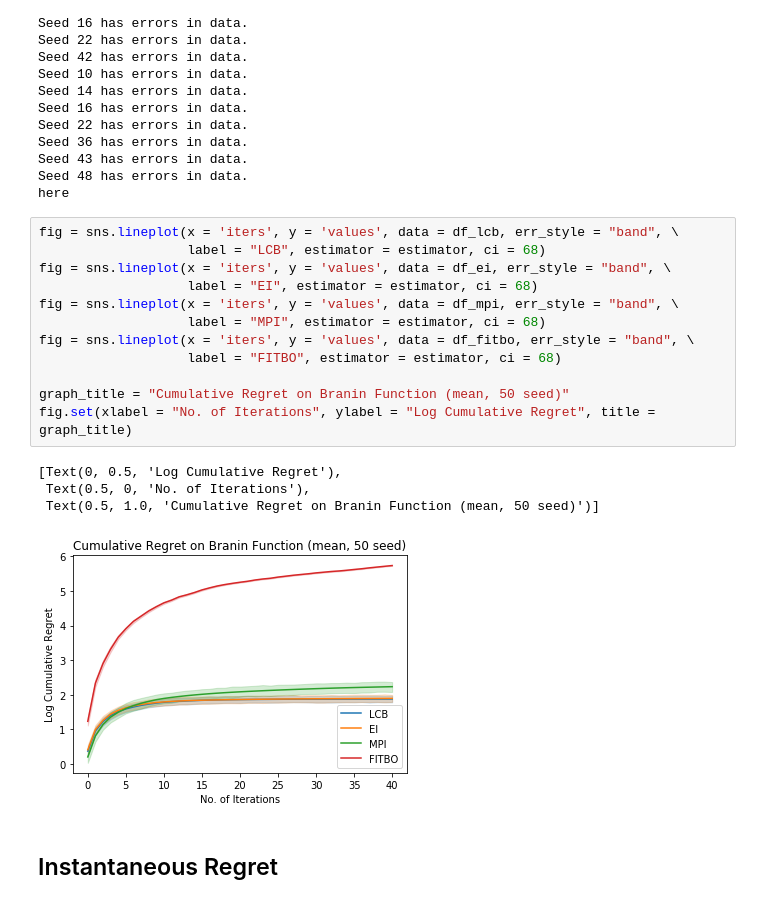
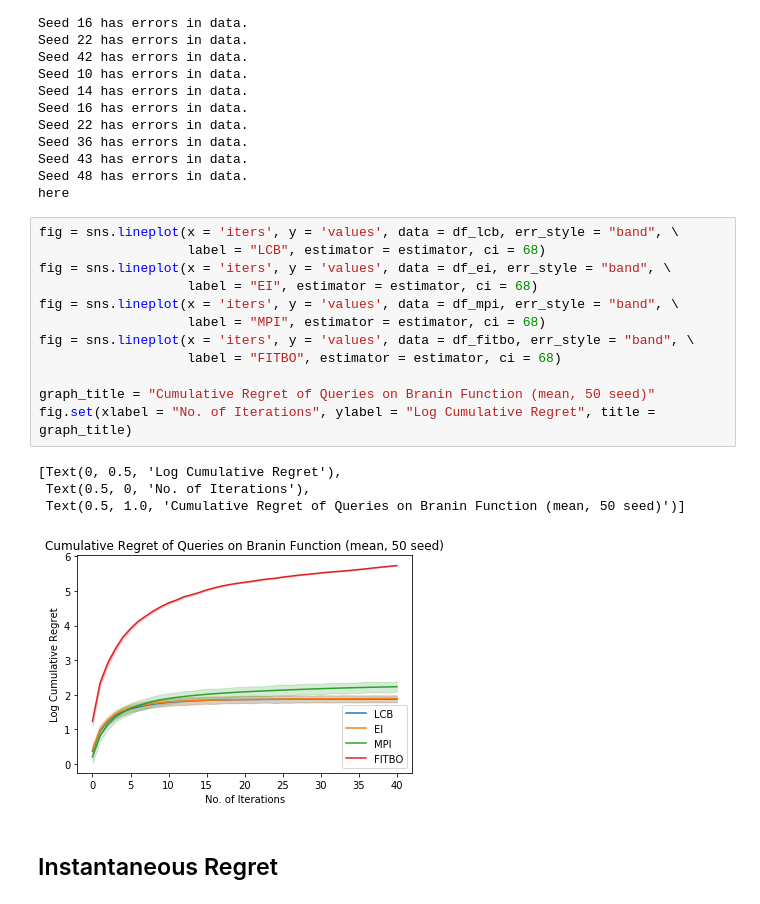
Before and after one commit to jamjs98764/Parallel-Bayesian-Optimisation, a Jupyter notebook: FITBO_GPy-FITBOMM_only/Error vs Iterations (Y-min).ipynb, the cells around one changed output. Cells and saved outputs as stored; diff of their text form.

```diff
--- a/FITBO_GPy-FITBOMM_only/Error vs Iterations (Y-min).ipynb
+++ b/FITBO_GPy-FITBOMM_only/Error vs Iterations (Y-min).ipynb
@@ -133,20 +133,20 @@ here
 # %%
 fig = sns.lineplot(x = 'iters', y = 'values', data = df_lcb, err_style = "band", \
                    label = "LCB", estimator = estimator, ci = 68)
 fig = sns.lineplot(x = 'iters', y = 'values', data = df_ei, err_style = "band", \
                    label = "EI", estimator = estimator, ci = 68)
 fig = sns.lineplot(x = 'iters', y = 'values', data = df_mpi, err_style = "band", \
                    label = "MPI", estimator = estimator, ci = 68)
 fig = sns.lineplot(x = 'iters', y = 'values', data = df_fitbo, err_style = "band", \
                    label = "FITBO", estimator = estimator, ci = 68)
 
-graph_title = "Cumulative Regret on Branin Function (mean, 50 seed)"
+graph_title = "Cumulative Regret of Queries on Branin Function (mean, 50 seed)"
 fig.set(xlabel = "No. of Iterations", ylabel = "Log Cumulative Regret", title = graph_title)
 # %% [output]
 [Text(0, 0.5, 'Log Cumulative Regret'),
  Text(0.5, 0, 'No. of Iterations'),
- Text(0.5, 1.0, 'Cumulative Regret on Branin Function (mean, 50 seed)')]
+ Text(0.5, 1.0, 'Cumulative Regret of Queries on Branin Function (mean, 50 seed)')]
-[figure, old version]
+[figure, new version]
 # %% [markdown]
 ## Instantaneous Regret
 # %%
```
Also changed, not shown: 58 other files.
